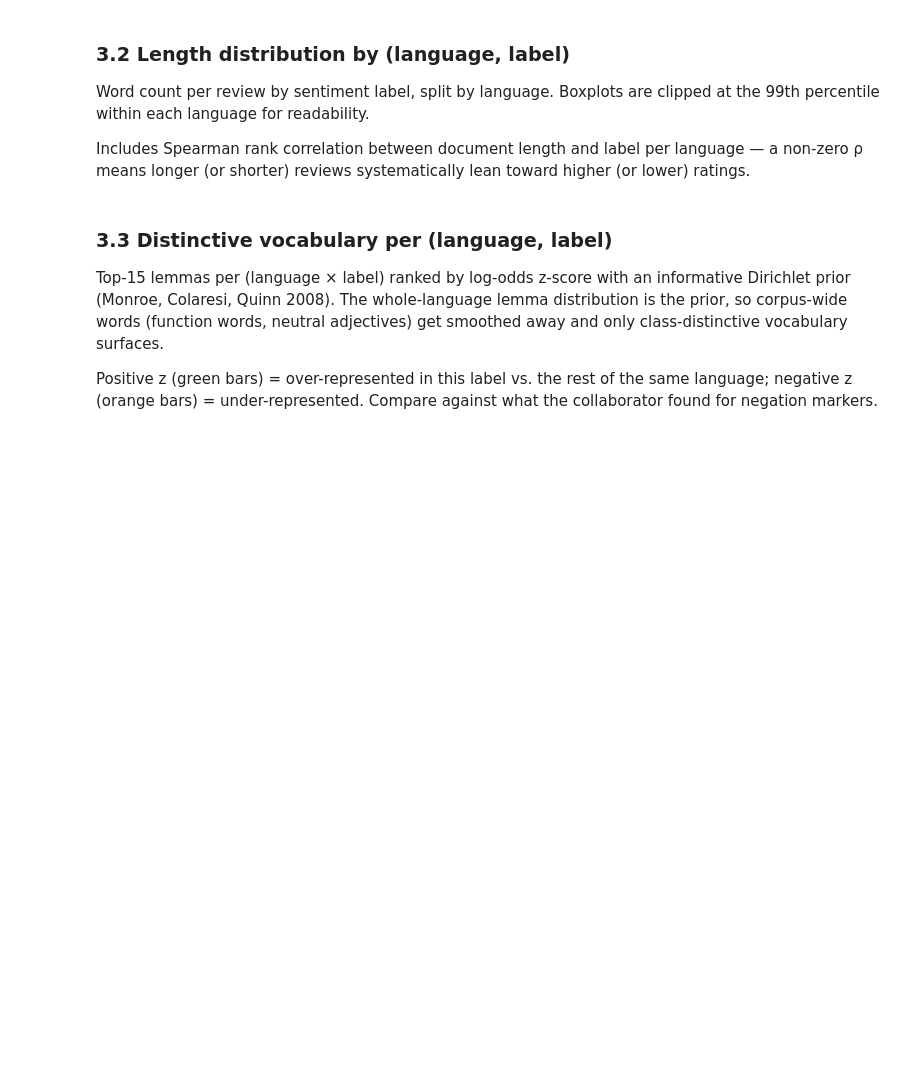
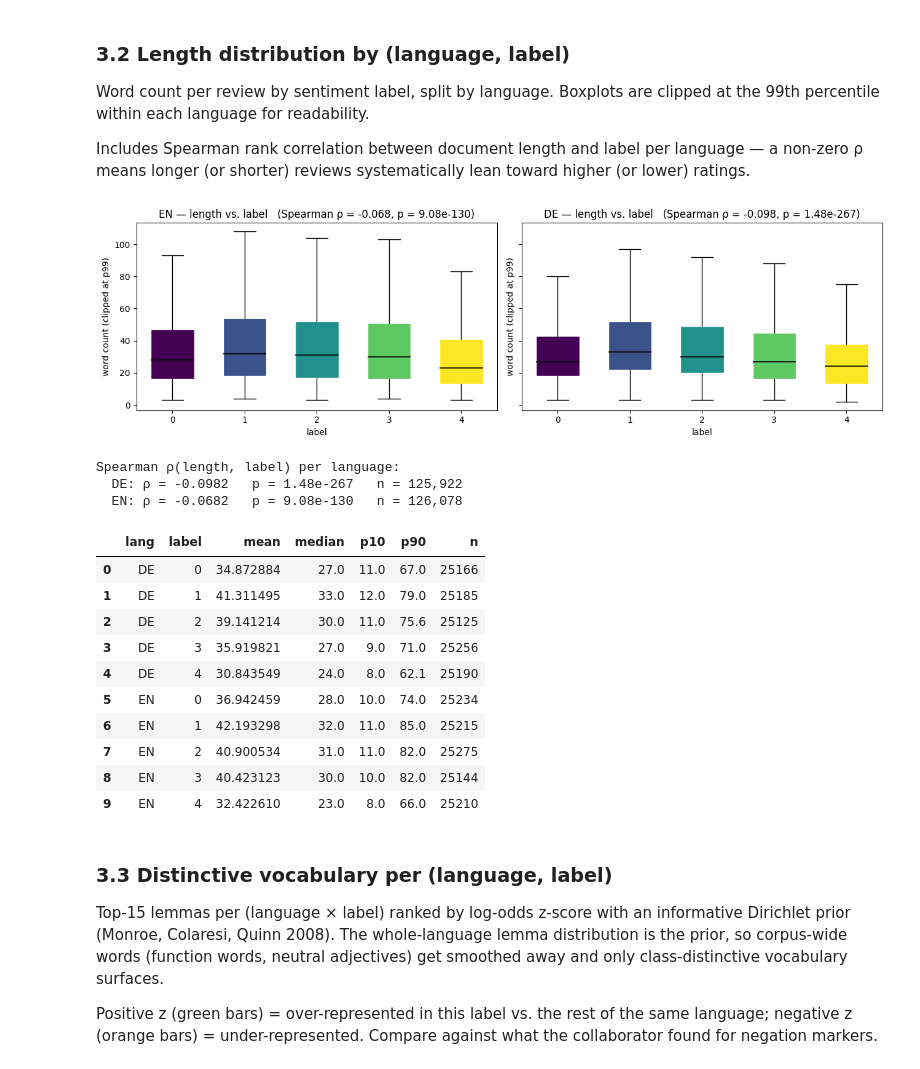
Before and after one commit to CIL-2026-embedding-breakers/text_classifier, a Jupyter notebook: data_analysis/data_visualisation.ipynb, the cells around one changed output. Saved outputs shown, nothing was run; the diff lists cells and outputs as text; code cells hidden in the pictures; blank space fills up the shorter version.

```diff
--- a/data_analysis/data_visualisation.ipynb
+++ b/data_analysis/data_visualisation.ipynb
@@ -170,33 +174,53 @@ colors = [cmap(i / max(len(labels_sorted) - 1, 1)) for i in range(len(labels_sor
 
 fig, axes = plt.subplots(1, 2, figsize=(13, 4), sharey=True)
 for ax, lang in zip(axes, ["EN", "DE"]):
     sub = work[work["_lang"] == lang]
     p99 = sub["length"].quantile(0.99)
     by_label = [sub.loc[sub["label"] == lab, "length"].clip(upper=p99) for lab in labels_sorted]
     bp = ax.boxplot(
         by_label,
         positions=range(len(labels_sorted)),
         widths=0.6,
         patch_artist=True,
         showfliers=False,
         medianprops={"color": "black", "linewidth": 1.2},
     )
     for patch, c in zip(bp["boxes"], colors):
         patch.set_facecolor(c)
         patch.set_edgecolor("white")
     ax.set_xticks(range(len(labels_sorted)))
     ax.set_xticklabels(labels_sorted)
     rho = length_spearman[lang]["rho"]
     p = length_spearman[lang]["pvalue"]
     ax.set_title(f"{lang} — length vs. label   (Spearman ρ = {rho:+.3f}, p = {p:.2e})")
     ax.set_xlabel("label")
     ax.set_ylabel("word count (clipped at p99)")
 
 plt.tight_layout()
 plt.savefig("data_analysis/img/length_by_label.png", dpi=120, bbox_inches="tight")
 plt.show()
 
+print("Spearman ρ(length, label) per language:")
+for lang, v in length_spearman.items():
+    print(f"  {lang}: ρ = {v['rho']:+.4f}   p = {v['pvalue']:.2e}   n = {v['n']:,}")
+
 display(length_stats)
+# %% [output]
+[figure, added]
+Spearman ρ(length, label) per language:
+  DE: ρ = -0.0982   p = 1.48e-267   n = 125,922
+  EN: ρ = -0.0682   p = 9.08e-130   n = 126,078
+|  | lang | label | mean | median | p10 | p90 | n |
+| 0 | DE | 0 | 34.872884 | 27.0 | 11.0 | 67.0 | 25166 |
+| 1 | DE | 1 | 41.311495 | 33.0 | 12.0 | 79.0 | 25185 |
+| 2 | DE | 2 | 39.141214 | 30.0 | 11.0 | 75.6 | 25125 |
+| 3 | DE | 3 | 35.919821 | 27.0 | 9.0 | 71.0 | 25256 |
+| 4 | DE | 4 | 30.843549 | 24.0 | 8.0 | 62.1 | 25190 |
+| 5 | EN | 0 | 36.942459 | 28.0 | 10.0 | 74.0 | 25234 |
+| 6 | EN | 1 | 42.193298 | 32.0 | 11.0 | 85.0 | 25215 |
+| 7 | EN | 2 | 40.900534 | 31.0 | 11.0 | 82.0 | 25275 |
+| 8 | EN | 3 | 40.423123 | 30.0 | 10.0 | 82.0 | 25144 |
+| 9 | EN | 4 | 32.422610 | 23.0 | 8.0 | 66.0 | 25210 |
 # %% [markdown]
 ### 3.3 Distinctive vocabulary per (language, label)
 
```
Also changed, not shown: parts of 6 cells of this notebook, 10 other files.
